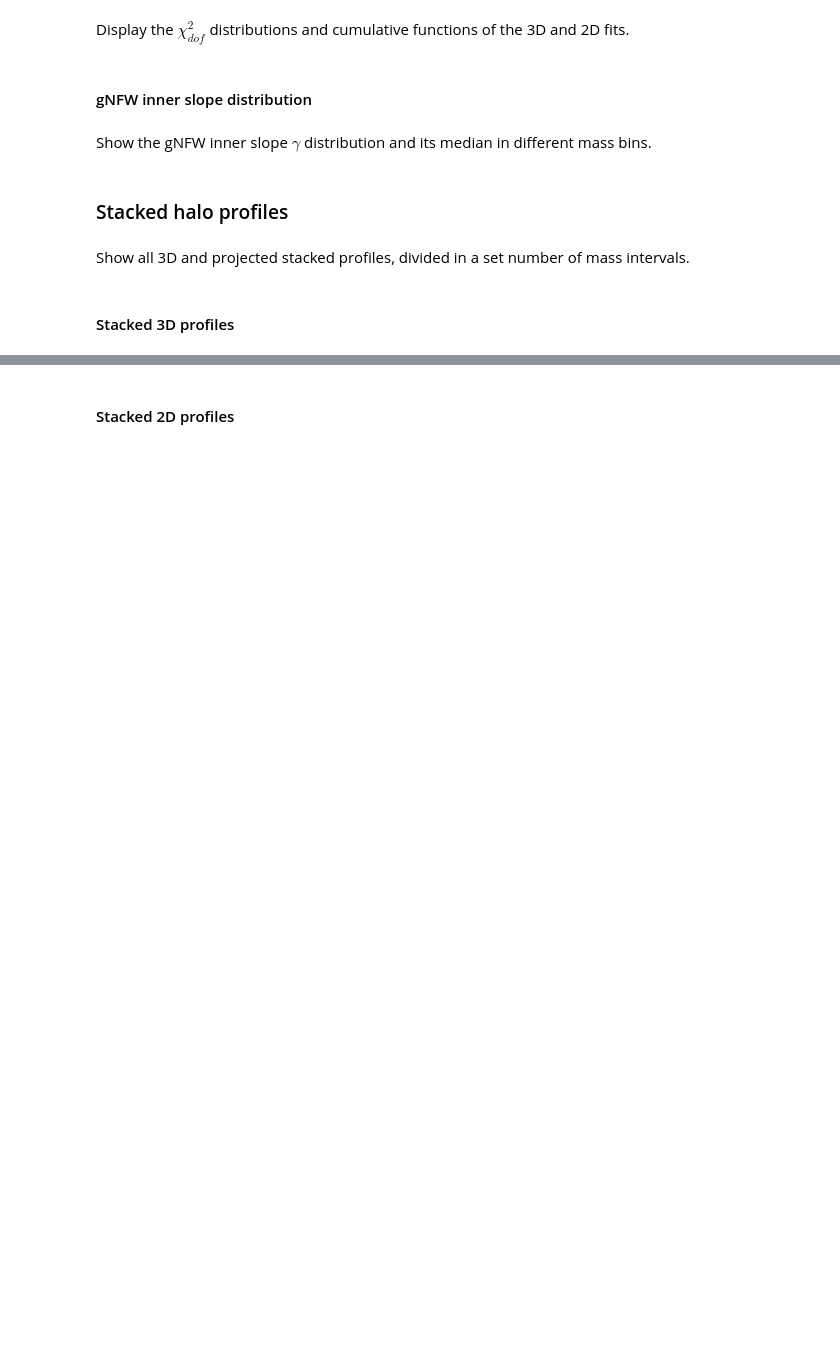
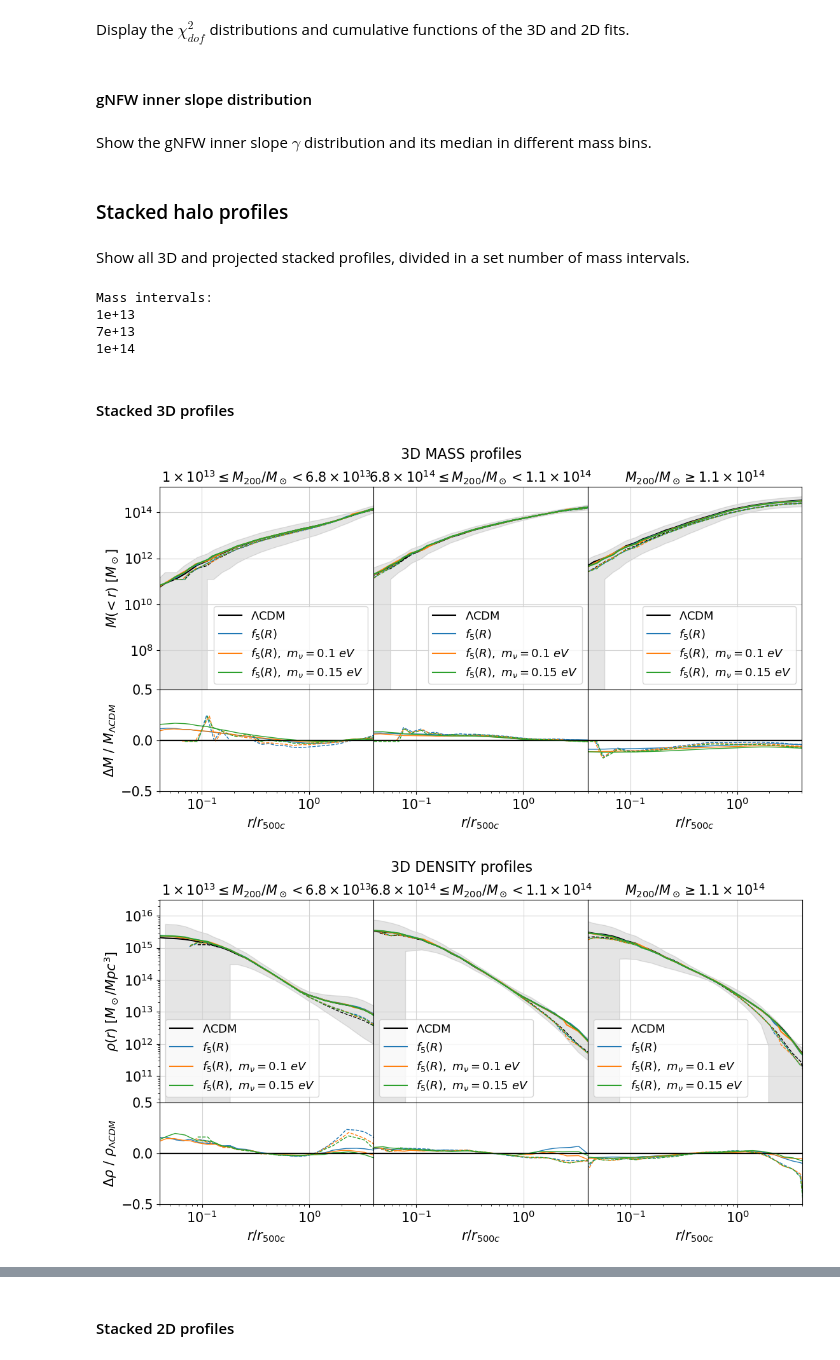
Before and after one commit to Giovanni-Ferron/HaloProfileFit, a Jupyter notebook: FitAndPlot.ipynb, the cells around one changed output, grey strips where cells are left out. Drawn from its saved outputs; the diff is of its cells as text; code cells hidden in the pictures; blank space fills up the shorter version.

```diff
--- a/FitAndPlot.ipynb
+++ b/FitAndPlot.ipynb
@@ -26,7 +27,7 @@ simulation_type = ["LCDM", "fR5", "fR5_1eV", "fR5_15eV"]
 #The number of files can be a list specifying the number of files to read in each individual region folder, leave None to read every file
 files_to_read = (["z05"], None)
 #List of dimensions along which to consider the 2D profiles for reading and fitting, e.g. ["x", "y", "z"]
-projections = ["x", "y", "z"]
+projections = ["x"]
 #Divide the simulations in batches to analyse separately, only used in the analysis section (if present, put the LCDM model in every batch first)
 #Leave as [simulation_type] for no batches
 simulation_batches = [simulation_type]
@@ -36,7 +37,7 @@ simulation_batches = [simulation_type]
 #List of dimensions to consider when fitting, e.g. ["3D", "2D"]
 fit_dimensions_num = ["3D", "2D"]
 #List of profile models to fit in the 3D and 2D cases, e.g. ["NFW", "gNFW"]
-fit_profiles_3D = ["NFW", "gNFW"]
+fit_profiles_3D = ["NFW"]
 fit_profiles_2D = ["NFW"]
 #List of halo profile types to fit in the 3D and 2D cases, e.g. ["MASS", "DENSITY"]
 fit_quantities_3D = ["MASS"]
@@ -56,7 +57,7 @@ M_th = 1e13
 #Enable multiprocessing for reading and fitting (see README)
 enable_multiprocessing = False
 #Enable savestates for reading and fitting (see README)
-enable_savestates = False
+enable_savestates = True
 #Set to True to save the halo profiles, properties and fitting parameters to file once reading and fitting is complete
 #The path to save the data to can also be specified, leave None to save to the default path (/progress/simulation_name)
 save_data = True
@@ -66,10 +67,10 @@ save_data_path = None
 load_from_file = True
 
 #Plotting parameters
-save_plots = False
+save_plots = True
 show_plots = True
 fig_path = "figures/" + simulation_name
-names_list = ["$\Lambda$CDM", r"$f_5(R)$", r"$f_5(R),\ m_\nu = 0.1\ eV$", "$f_5(R),\ m_\nu = 0.15\ eV$"]
+names_list = ["$\Lambda$CDM", r"$f_5(R)$", r"$f_5(R),\ m_\nu = 0.1\ eV$", r"$f_5(R),\ m_\nu = 0.15\ eV$"]
 model_names = {sim_type: name for sim_type, name in zip(simulation_type, names_list)}
 
 #Define the folder where all figures are saved
@@ -149,20 +150,20 @@ halo_props_cut = {sim_type: dict() for sim_type in simulation_type}
 sim_props_cut = {sim_type: dict() for sim_type in simulation_type}
 
 for sim_type in simulation_type:
-    # lr200 = fit_pars[sim_type]["3D"]["NFW"]["MASS"]["r200"]
-    # lrs = fit_pars[sim_type]["3D"]["NFW"]["MASS"]["rs"]
-    # M200 = fit_pars[sim_type]["3D"]["NFW"]["MASS"]["M200"]
-    # chi2 = fit_pars[sim_type]["3D"]["NFW"]["MASS"]["chi2"]
-    M200 = halo_props[sim_type]["M200"]
+    lr200 = fit_pars[sim_type]["3D"]["NFW"]["MASS"]["r200"]
+    lrs = fit_pars[sim_type]["3D"]["NFW"]["MASS"]["rs"]
+    M200 = fit_pars[sim_type]["3D"]["NFW"]["MASS"]["M200"]
+    chi2 = fit_pars[sim_type]["3D"]["NFW"]["MASS"]["chi2"]
+    # M200 = halo_props[sim_type]["M200"]
 
     #Define the condition to select which halos to keep
     #-----------------------------------------------------#
-    cond = (M200 > M_th)
+    cond = (M200 > M_th) & (chi2 < np.inf)
     #-----------------------------------------------------#
 
     #Apply the set condition
     profiles, pars, cov,\
-    hprops, sprops = HaloReadH5.ApplyCondition(halo_profiles, fit_pars=None, fit_cov=None,
+    hprops, sprops = HaloReadH5.ApplyCondition(halo_profiles, fit_pars=fit_pars, fit_cov=fit_cov,
                                                halo_props=halo_props, sim_props=sim_props, condition=cond, sim_type=sim_type, dimensions=projections)
 
     halo_profiles_3D[sim_type] = profiles[sim_type]["3D"]
@@ -580,17 +564,22 @@ for b, sim_batch in zip(["DMO", "Mag"], simulation_batches):
 Show all 3D and projected stacked profiles, divided in a set number of mass intervals.
 # %%
 #Virial mass in Msun for each halo in the LCDM model, used to divide all halos in mass bins
-M200_lcdm = halo_props[simulation_type[0]]["M200"]
+M200_lcdm = fit_pars_3D["LCDM"]["NFW"]["MASS"]["M200"]
 #Mass bins in which to divide all halos of al simulations into
 #The plot_titles list corresponds to the mass_intervals to use as title for every stacked profile plot
-mass_intervals = [np.min(M200_lcdm), *np.quantile(M200_lcdm, [0.33, 0.66])]
-plot_titles = ["$4 \\times 10^{11} \leq M_{200}/M_\odot < 1 \\times 10^{12}$",
-               "$1 \\times 10^{12} \leq M_{200}/M_\odot < 3 \\times 10^{12}$",
-              "$M_{200}/M_\odot \geq 3 \\times 10^{12}$"]
+mass_intervals = [1e13, 6.8e13, 1.1e14]
+plot_titles = ["$1 \\times 10^{13} \leq M_{200}/M_\odot < 6.8 \\times 10^{13}$",
+               "$6.8 \\times 10^{14} \leq M_{200}/M_\odot < 1.1 \\times 10^{14}$",
+              "$M_{200}/M_\odot \geq 1.1 \\times 10^{14}$"]
 
 print("Mass intervals:")
 for m in mass_intervals:
     print(f"{m:.0e}")
+# %% [output]
+Mass intervals:
+1e+13
+7e+13
+1e+14
 # %% [markdown]
 #### Stacked 3D profiles
 # %%
@@ -613,7 +602,7 @@ for quantity, q_label, q_label_diff in zip(plot_quantities, quantity_labels, qua
 
         for sim_type in sim_batch:
             R = halo_profiles_3D[sim_type]["R"][0]    #In units of r500
-            M200 = halo_props[sim_type]["M200"]    #In Msun
+            M200 = fit_pars_3D[sim_type]["NFW"]["MASS"]["M200"]    #In Msun
 
             for k in range(len(mass_intervals)):
                 quantity_profile = halo_profiles_3D[sim_type][quantity]
@@ -640,7 +629,7 @@ for quantity, q_label, q_label_diff in zip(plot_quantities, quantity_labels, qua
 
                 profile_low, profile_high = np.quantile(quantity_profile[idx, :], [0.16, 0.84], axis=0)
 
-                M200_lcdm = halo_props[sim_batch[0]]["M200"]
+                M200_lcdm = fit_pars_3D[sim_batch[0]]["NFW"]["MASS"]["M200"]
 
                 if k != len(mass_intervals) - 1:
                     idx_lcdm = np.where(np.logical_and(M200_lcdm >= mass_intervals[k], M200_lcdm < mass_intervals[k + 1]))[0]
@@ -691,31 +680,34 @@ for quantity, q_label, q_label_diff in zip(plot_quantities, quantity_labels, qua
                                 ax1.plot(R, mean_diff, linestyle="-", lw=1., color=line.get_color())
                                 ax1.plot(R[median_lcdm != 0], median_diff[median_lcdm != 0], linestyle="--", lw=1., color=line.get_color())
 
                         ax0.set_xlim(0.04, 4.)
                         ax1.set_ylim(-0.5, 0.5)
 
                 ax0.tick_params(axis="y", which="both", labelsize=15)
                 ax1.tick_params(axis="y", which="both", labelsize=15)
 
                 if k != 0:
                     ax0.tick_params(axis="y", which="both", left=False, labelleft=False)
                     ax1.tick_params(axis="y", which="both", left=False, labelleft=False)
 
                 ax0.set_title(plot_titles[k], size=15)
                 ax0.legend(prop={"size": 13})
                 ax0.grid(color="lightgrey")
 
                 ax1.set_xlabel("$r/r_{500c}$", size=15)
                 ax1.tick_params(axis="x", which="both", labelsize=15)
                 ax1.axhline(0, linestyle="-", color="black", alpha=0.6)
                 ax1.grid(color="lightgrey")
 
         fig.tight_layout()
         fig.subplots_adjust(hspace=0., wspace=0.)
         fig.suptitle("3D " + quantity + " profiles", size=16, y=1.03)
 
         ax[0, 0].set_ylabel(q_label, size=15)
         ax[1, 0].set_ylabel(q_label_diff, size=15)
 
         if save_plots:
-            fig.savefig(fig_path + "/" + quantity + "_PROFILES_3D_" + b + ".png", dpi=300, bbox_inches='tight')
+            fig.savefig(fig_path + "/" + quantity + "_PROFILES_3D_z029" + ".png", dpi=300, bbox_inches='tight')
+# %% [output]
+[figure, added]
+[figure, added]
```
Also changed, not shown: parts of 12 cells of this notebook, 1 other file.
